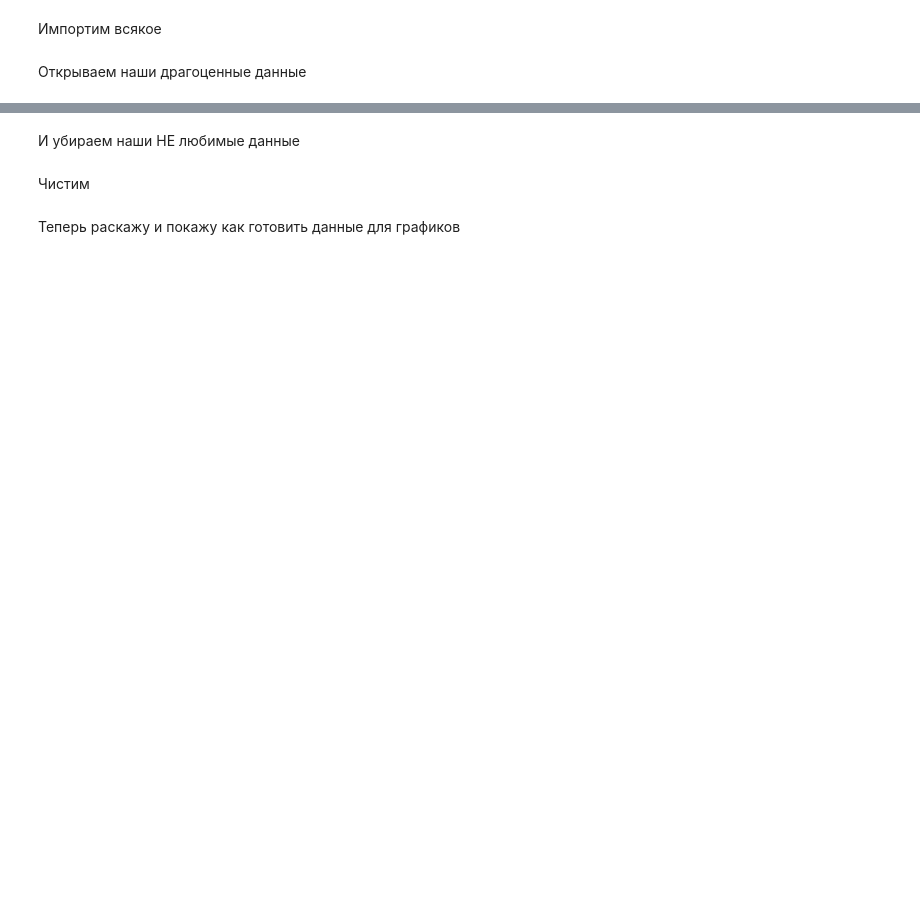
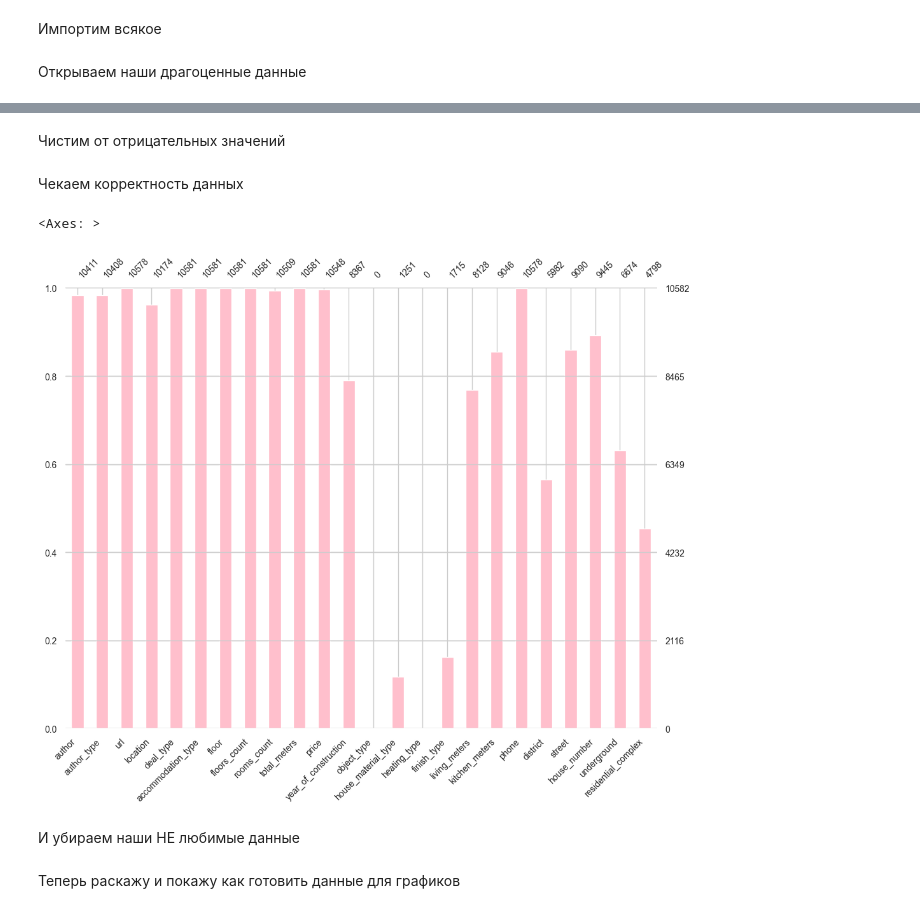
Before and after one commit to Kent4r/bazyak, a Jupyter notebook: main.ipynb, the cells around one changed output, grey strips where cells are left out. Saved outputs shown, nothing was run; the diff lists cells and outputs as text; code cells hidden in the pictures; blank space fills up the shorter version.

```diff
--- a/main.ipynb
+++ b/main.ipynb
@@ -17,3 +41,26 @@ df = pd.read_csv('11K.csv')
+# %% [markdown]
+Чистим от отрицательных значений
+# %%
+df = df.replace(-1,np.nan)
+df = df.replace("-1",np.nan)
+df = df.replace(-1.0,np.nan)
+df = df.replace("-1.0",np.nan)
+# df.to_csv("cleaned_11K.csv", index=False) # Тут была запись в другой файл
+# Ещё мы заходим в сохранённый файл и меняем ��� на 0, дабы избежать ошибок
+# %% [markdown]
+Чекаем корректность данных
+# %%
+colours = ['#000000', '#ff0000']
+# sns.heatmap(df[df.columns].isnull(), cmap=sns.color_palette(colours), ax=axs[0,1])
+msn.bar(df, figsize=(12,9), fontsize=10, color=(1, 0.75, 0.8))
+# msn.set_title('Праведность данных')
+# msn.set_xticklabels(axs[0,1].get_xticklabels(), rotation=50, ha='right')
+# msn.set_ylabel('Объявления')
+# msn.set_xlabel('')
+# msn.grid(False)
+# %% [output]
+<Axes: >
+[figure, added]
 # %% [markdown]
 И убираем наши НЕ любимые данные
 # %%
@@ -30,2 +76,0 @@ for obj in list:
-# %% [markdown]
-Чистим
```
Also changed, not shown: parts of 6 cells of this notebook, 3 other files.
